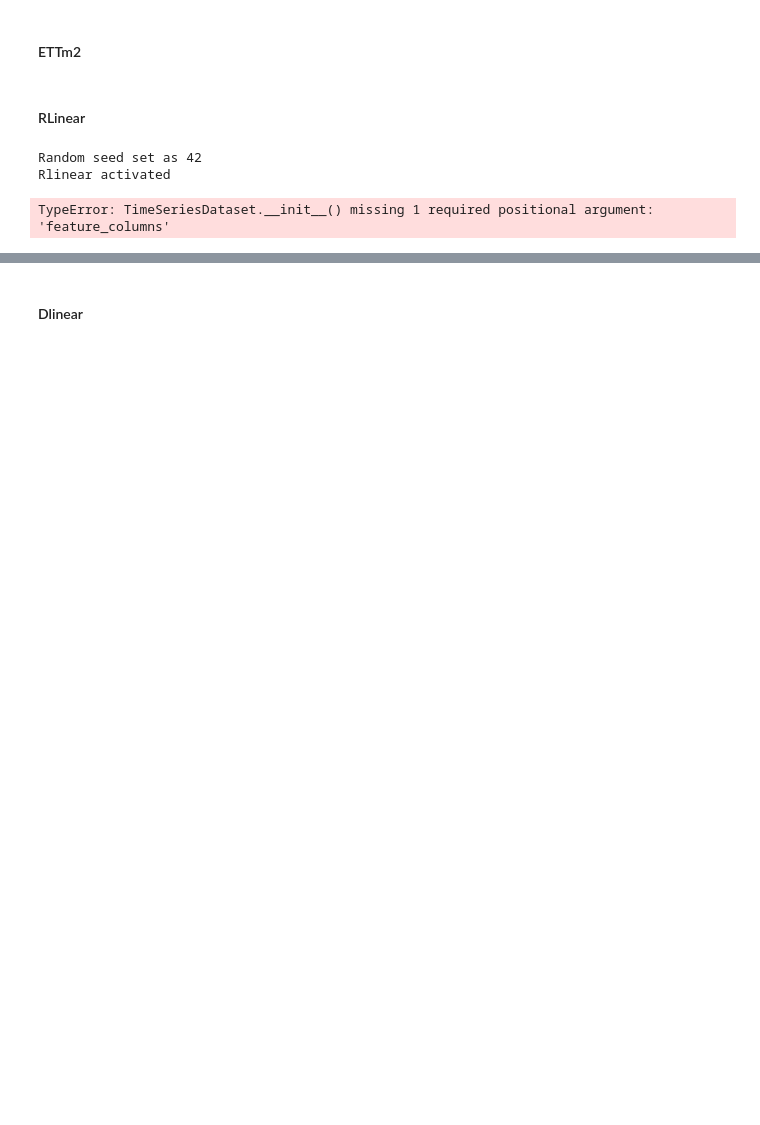
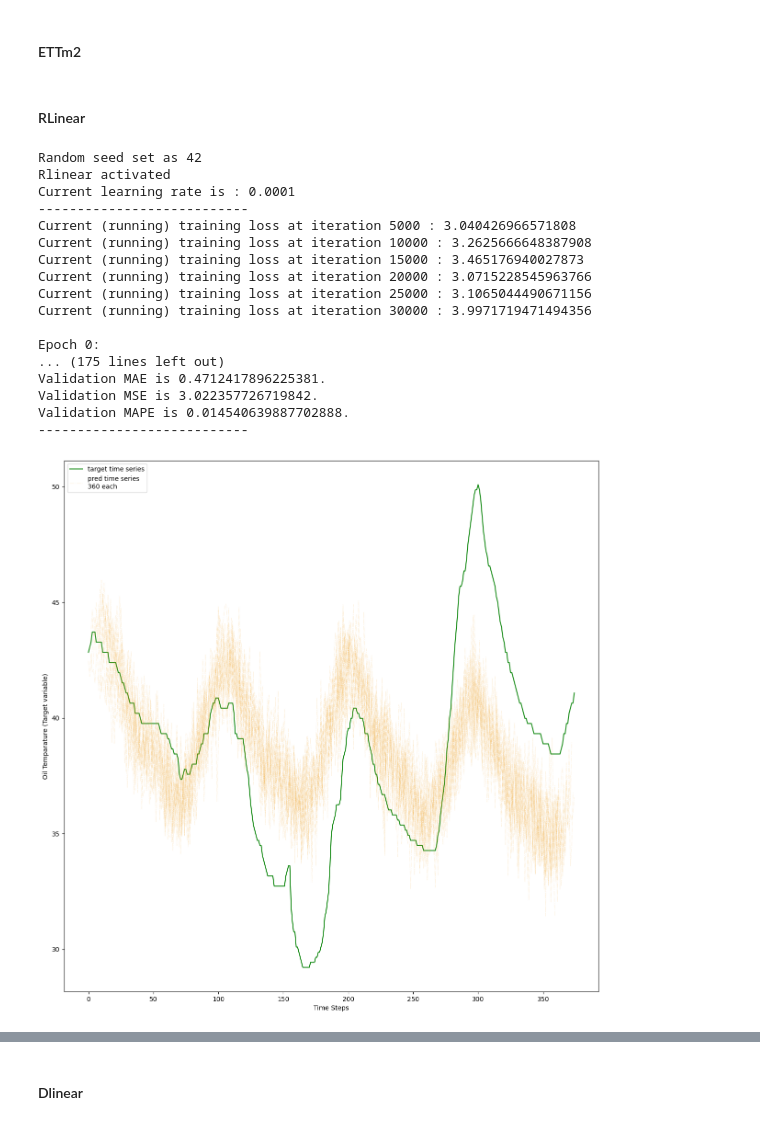
Before and after one commit to nickhanabah/time_series_experiment, a Jupyter notebook: experiments.ipynb, the cells around one changed output, grey strips where cells are left out. Cells and saved outputs as stored; diff of their text form; code cells hidden in the pictures; blank space fills up the shorter version.

```diff
--- a/experiments.ipynb
+++ b/experiments.ipynb
@@ -33,31 +36,44 @@ number_of_forecasts = 1
 # %% [markdown]
 #### RLinear
 # %%
-training_df, val_df, test_df = split_dataset(ETTm2, feature_columns=['OT'])
-
 net, res = train(
             epochs = epochs,
-            n_features=len(training_df.columns),
+            n_features=len(feature_columns),
             p_lag=  p_lag,
             future_steps = future_steps,
             training_df = training_df,
             validation_df = val_df,
-            target_column = ['OT'],
+            feature_columns = feature_columns,
+            target_column = target_column,
             learning_rate=learning_rate ,
             decomp_kernel_size= decomp_kernel_size,
             batch_size=batch_size,
             get_residuals = True,
-            model = 'rlinear',
-            optimization = 'mse'
+            model = 'rlinear'
             )
 
-test_data = DataLoader(TimeSeriesDataset(val_df,future_steps= future_steps, target_column = ['OT'],feature_columns=['OT'],p_lag=p_lag), batch_size=batch_size,drop_last=True)
-#plot_multistep_forecast(test_data=test_data, neural_net=net, future_steps=future_steps, number_of_forecasts=number_of_forecasts)
-#evaluate_on_test_data(test_data = test_data, neural_net = net)
+test_data = DataLoader(TimeSeriesDataset(val_df,future_steps= future_steps, target_column = target_column,feature_columns=feature_columns,p_lag=p_lag), batch_size=batch_size,drop_last=True)
+plot_multistep_forecast(test_data=test_data, neural_net=net, future_steps=future_steps, number_of_forecasts=number_of_forecasts)
+evaluate_on_test_data(test_data = test_data, neural_net = net)
 # %% [output]
 Random seed set as 42
 Rlinear activated
+Current learning rate is : 0.0001
+---------------------------
+Current (running) training loss at iteration 5000 : 3.040426966571808
+Current (running) training loss at iteration 10000 : 3.2625666648387908
+Current (running) training loss at iteration 15000 : 3.465176940027873
+Current (running) training loss at iteration 20000 : 3.0715228545963766
+Current (running) training loss at iteration 25000 : 3.1065044490671156
+Current (running) training loss at iteration 30000 : 3.9971719471494356
+
+Epoch 0:
+... (175 lines left out)
+Validation MAE is 0.4712417896225381.
+Validation MSE is 3.022357726719842.
+Validation MAPE is 0.014540639887702888.
+---------------------------
-TypeError: TimeSeriesDataset.__init__() missing 1 required positional argument: 'feature_columns'
+[figure, added]
 # %%
 import matplotlib.pyplot as plt
 neti = net.eval()
```
Also changed, not shown: parts of 29 cells of this notebook, 1 other file.
